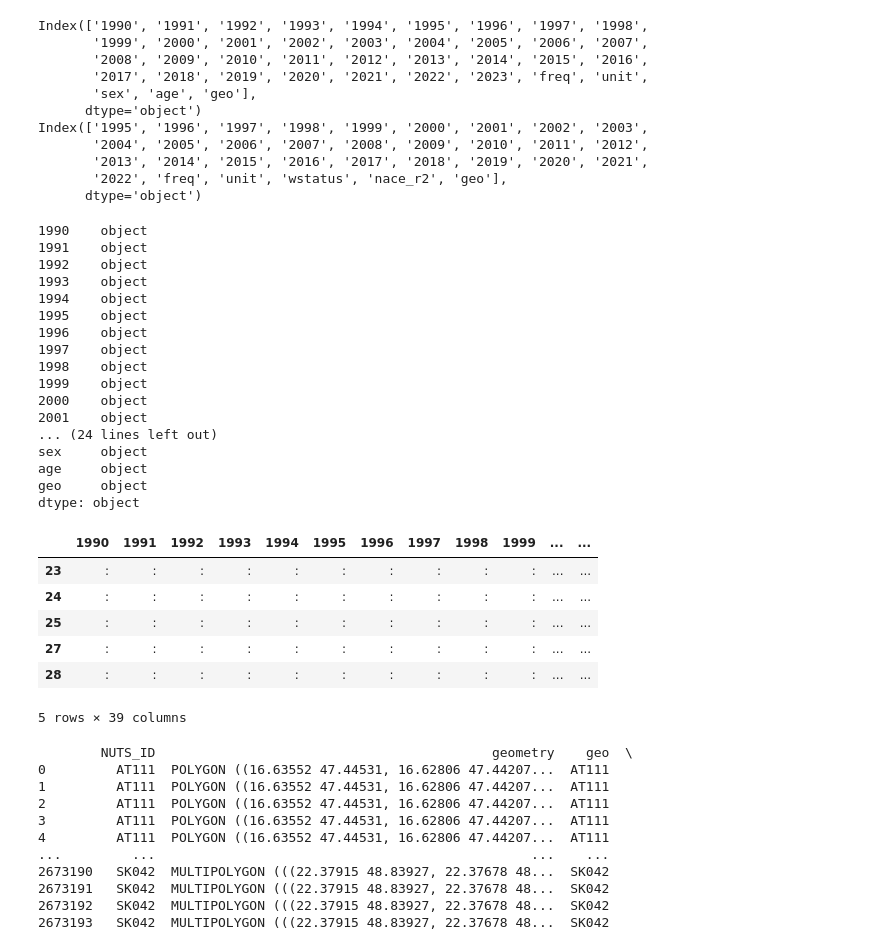
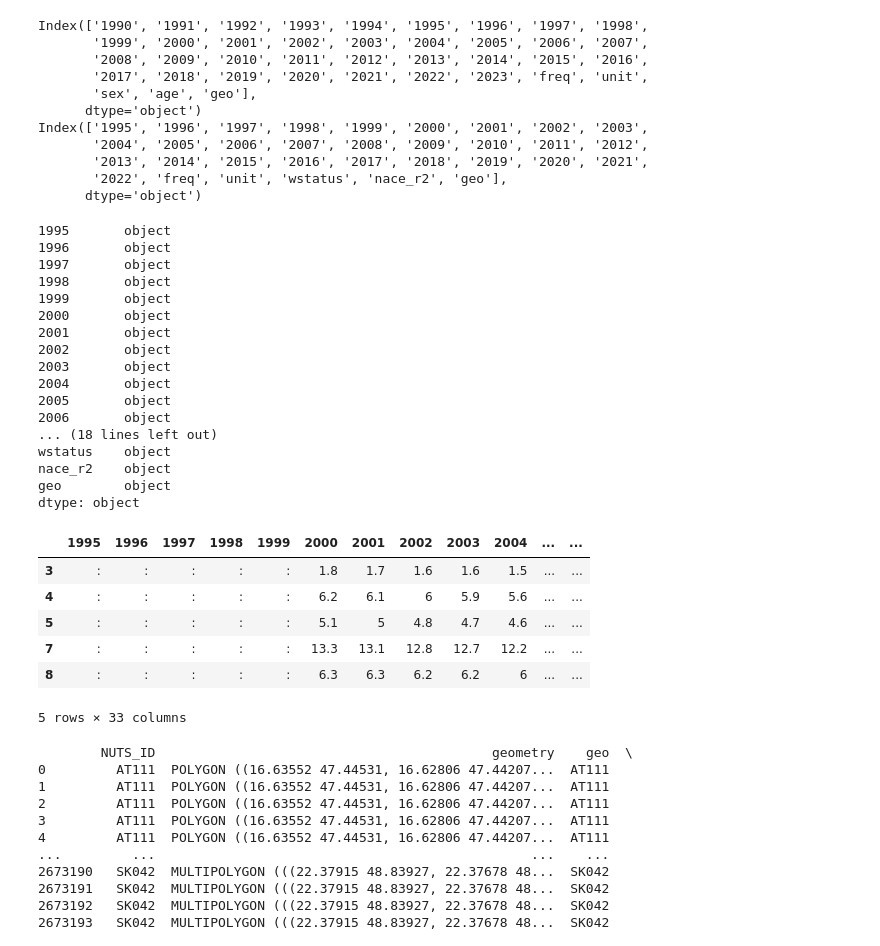
Before and after one commit to MarcoVCaravella/Introduction-to-Python-for-Economists, a Jupyter notebook: Untitled.ipynb, the cells around one changed output. Drawn from its saved outputs; the diff is of its cells as text; code cells hidden in the pictures.

```diff
--- a/Untitled.ipynb
+++ b/Untitled.ipynb
@@ -435,35 +498,36 @@ Index(['1995', '1996', '1997', '1998', '1999', '2000', '2001', '2002', '2003',
        '2022', 'freq', 'unit', 'wstatus', 'nace_r2', 'geo'],
       dtype='object')
 # %%
-print(pop.dtypes)
+print(emp.dtypes)
 # %% [output]
-1990    object
-1991    object
-1992    object
-1993    object
-1994    object
-1995    object
-1996    object
-1997    object
-1998    object
-1999    object
-2000    object
-2001    object
-... (24 lines left out)
-sex     object
-age     object
-geo     object
+1995       object
+1996       object
+1997       object
+1998       object
+1999       object
+2000       object
+2001       object
+2002       object
+2003       object
+2004       object
+2005       object
+2006       object
+... (18 lines left out)
+wstatus    object
+nace_r2    object
+geo        object
 dtype: object
 # %%
-pop.head()
+#pop.head()
+emp.head()
 # %% [output]
-|  | 1990 | 1991 | 1992 | 1993 | 1994 | 1995 | 1996 | 1997 | 1998 | 1999 | ... | ... |
-| 23 | : | : | : | : | : | : | : | : | : | : | ... | ... |
-| 24 | : | : | : | : | : | : | : | : | : | : | ... | ... |
-| 25 | : | : | : | : | : | : | : | : | : | : | ... | ... |
-| 27 | : | : | : | : | : | : | : | : | : | : | ... | ... |
-| 28 | : | : | : | : | : | : | : | : | : | : | ... | ... |
+|  | 1995 | 1996 | 1997 | 1998 | 1999 | 2000 | 2001 | 2002 | 2003 | 2004 | ... | ... |
+| 3 | : | : | : | : | : | 1.8 | 1.7 | 1.6 | 1.6 | 1.5 | ... | ... |
+| 4 | : | : | : | : | : | 6.2 | 6.1 | 6 | 5.9 | 5.6 | ... | ... |
+| 5 | : | : | : | : | : | 5.1 | 5 | 4.8 | 4.7 | 4.6 | ... | ... |
+| 7 | : | : | : | : | : | 13.3 | 13.1 | 12.8 | 12.7 | 12.2 | ... | ... |
+| 8 | : | : | : | : | : | 6.3 | 6.3 | 6.2 | 6.2 | 6 | ... | ... |
-5 rows × 39 columns
+5 rows × 33 columns
 # %%
 years = ["2001", "2002","2003","2004","2005","2006","2007","2008","2009","2010","2011","2012","2013","2014","2015",
         "2016", "2017", "2018","2019","2020","2021","2022"]
```
Also changed, not shown: parts of 15 cells of this notebook.
